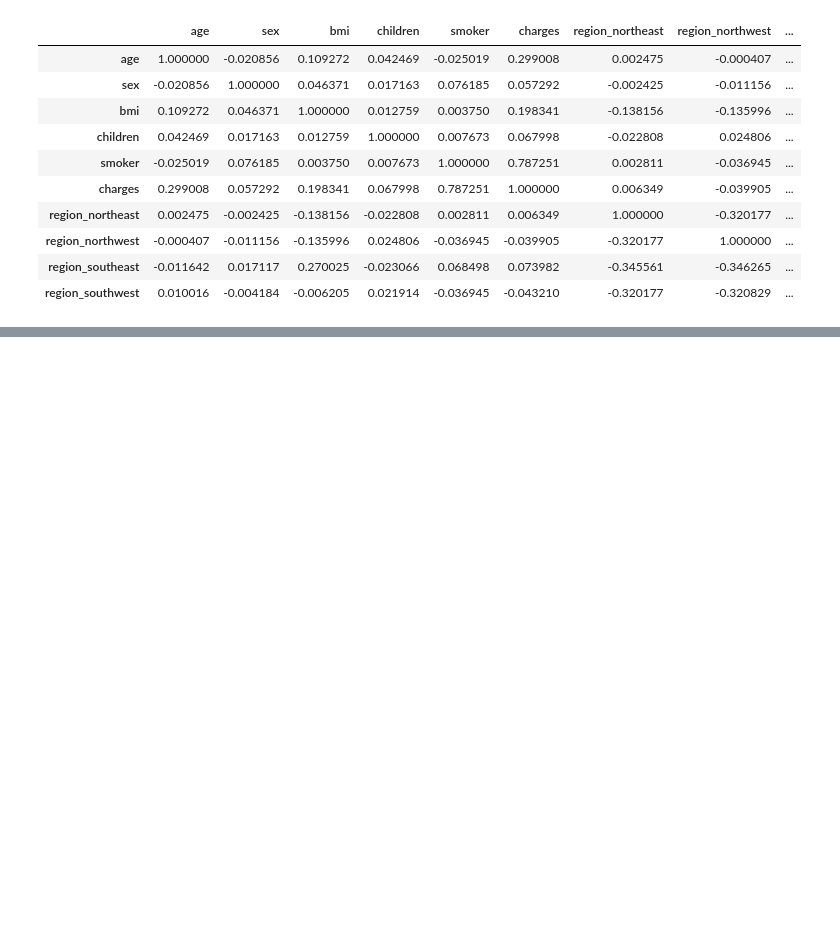
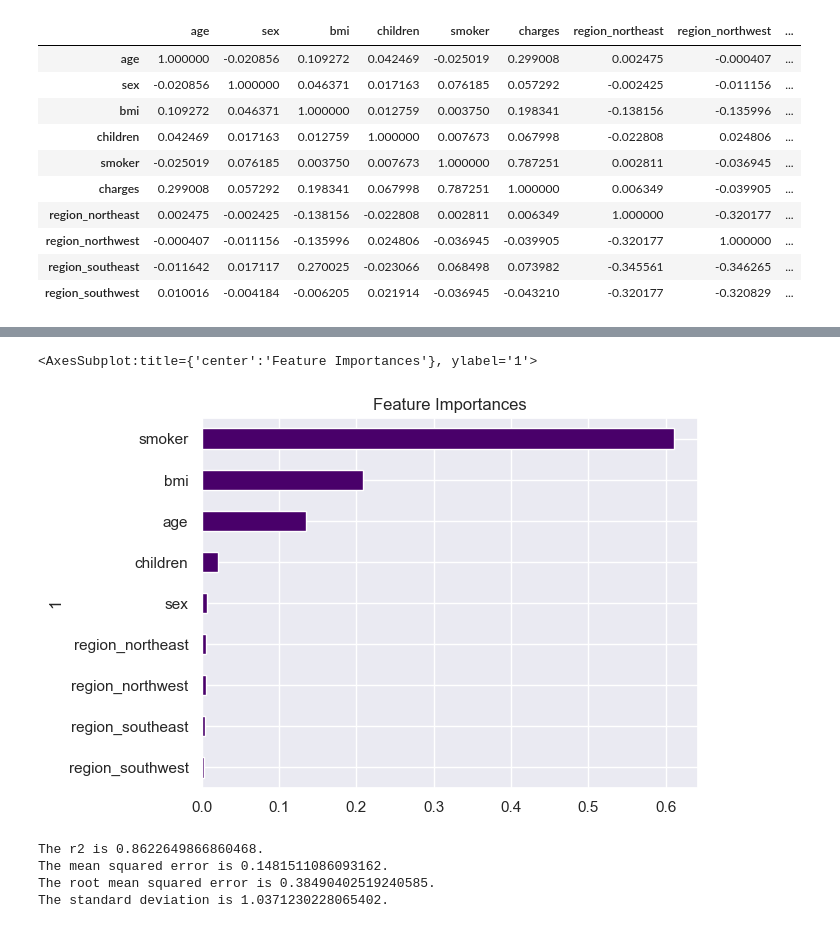
Before and after one commit to MikaMohd/Project-4-Group-7, a Jupyter notebook: group_7_RandomForrestRegressor.ipynb, the cells around one changed output, grey strips where cells are left out. Cells and saved outputs as stored; diff of their text form; code cells hidden in the pictures; blank space fills up the shorter version.

Commit message:
randomforest finished

```diff
--- a/group_7_RandomForrestRegressor.ipynb
+++ b/group_7_RandomForrestRegressor.ipynb
@@ -264,0 +293,19 @@ h_data.corr()
+# %%
+from sklearn.preprocessing import StandardScaler
+#Creating StandardScaler instance
+st_X = StandardScaler()
+st_Y = StandardScaler()
+# %%
+#Fitting Standard Scaler
+X_train = st_X.fit_transform(X_train)
+X_test = st_X.transform(X_test)
+# %%
+#Fitting Standard Scaler
+
+y_train = st_Y.fit_transform(y_train.reshape(-1,1))
+y_test = st_Y.transform(y_test.reshape(-1, 1))
+# %%
+#Try Random Forest Regression Algorithm
+forest = RandomForestRegressor(n_estimators=100, random_state=0)
+#Fitting the model
+forest = forest.fit(X_train, y_train)
@@ -264,0 +332,31 @@ h_data.corr()
+# %%
+#Visualize the feature by importance
+importances_df = pd.DataFrame(sorted(zip(forest.feature_importances_, X.columns), reverse=True))
+importances_df.set_index(importances_df[1], inplace=True)
+importances_df.drop(columns=1, inplace=True)
+importances_df.rename(columns={0: 'Feature Importances'}, inplace=True)
+importances_sorted = importances_df.sort_values(by='Feature Importances')
+importances_sorted.plot(kind='barh', color='#49006a', title= 'Feature Importances', legend=False)
+# %% [output]
+<AxesSubplot:title={'center':'Feature Importances'}, ylabel='1'>
+[figure, added]
+# %%
+#Import relevant metrics from scikit-learn
+from sklearn.metrics import mean_squared_error, r2_score
+
+#Compute metrics
+r2 = r2_score(y_test, predictions)
+mse = mean_squared_error(y_test, predictions)
+rmse = np.sqrt(mse)
+std = np.std(y_test)
+
+# Print releveant metrics.
+print(f"The r2 is {r2}.")
+print(f"The mean squared error is {mse}.")
+print(f"The root mean squared error is {rmse}.")
+print(f"The standard deviation is {std}.")
+# %% [output]
+The r2 is 0.8622649866860468.
+The mean squared error is 0.1481511086093162.
+The root mean squared error is 0.38490402519240585.
+The standard deviation is 1.0371230228065402.
```
Also changed, not shown: parts of 8 cells of this notebook.
